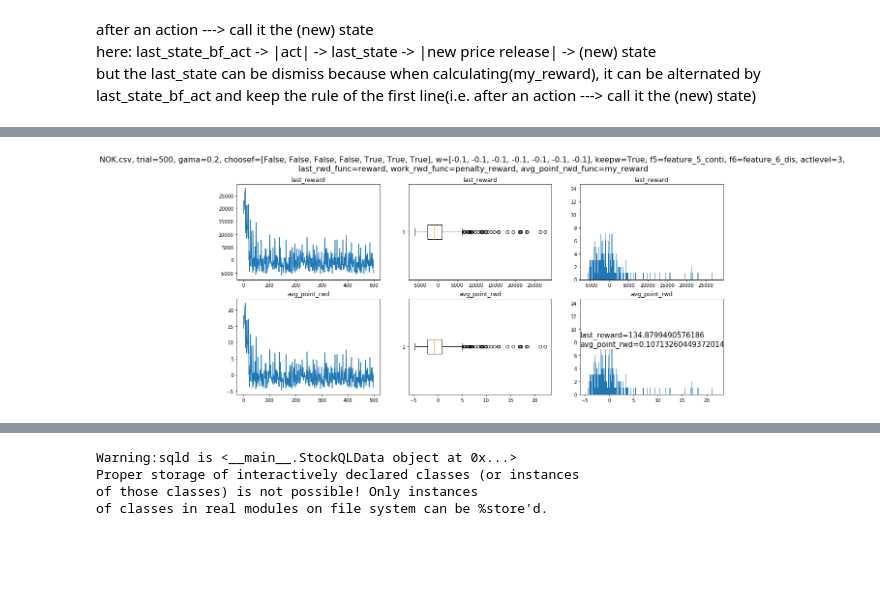
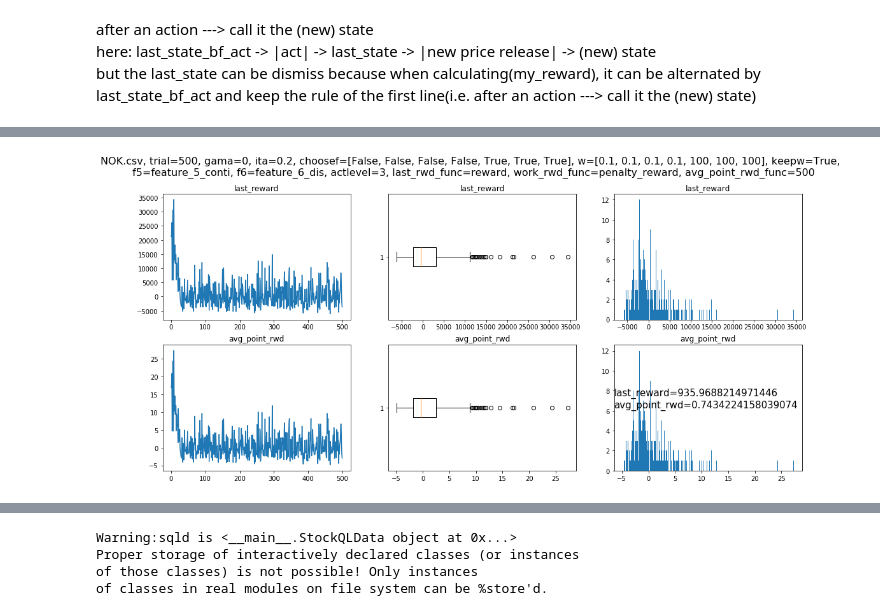
Before and after one commit to da65536/stock-q-learning, a Jupyter notebook: main.ipynb, the cells around one changed output, grey strips where cells are left out. Cells and saved outputs as stored; diff of their text form; code cells hidden in the pictures; blank space fills up the shorter version.

```diff
--- a/main.ipynb
+++ b/main.ipynb
@@ -244,8 +244,8 @@ feature_4.min = 0
 def feature_5_conti(k_today, d_today, k_yestd, d_yestd, action, action_level):
     inter = (k_yestd+d_yestd+k_today+d_today)/4
     sinter = inter/100 # scaled inter
-    if((k_yestd < d_yestd and k_today > d_today and inter > 50) or \
-       (k_yestd > d_yestd and k_today < d_today and inter < 50)):
+    if((k_yestd > d_yestd and k_today < d_today and inter > 50) or \
+       (k_yestd < d_yestd and k_today > d_today and inter < 50)):
         # saction is action/action_level)*0.5 + 0.5 when action <= action_level
         # saction is (((-1)*action + 2*action_level)/action_level)*0.5 when action > action_level
         # saction= buy all:1, buy:1~0.5, hold:0.5, sell:0.5~0, sell all:0
@@ -567,12 +569,12 @@ last_state_bf_act = {'NumStock': 0, 'StockPrice': qclose[0], 'HandCash': init_in
 
 last_act = action_level
 
-init_w = [-0.1, -0.1, -0.1, -0.1, -0.1, -0.1, -0.1]
+init_w = [0.1, 0.1, 0.1, 0.1, 100, 100, 100]
 w = init_w.copy()
 tmp_w = [0, 0, 0, 0, 0, 0, 0]
 ita = 0.2
 epsilon = 0.2
-gama = 0.2
+gama = 0
 
 f3_x_num = 5
 
@@ -583,6 +585,8 @@ f7_x_num = 5
 ratio_num_local = 5
 trial_range = 500
 sqld = StockQLData(action_level, len(qclose), ratio_num_local, trial_range)
+
+scale_f = 0.7 # scale feature values
 
 for trial in range(0, trial_range):
     #print("trial = ", trial)
@@ -635,26 +639,28 @@ for trial in range(0, trial_range):
                                                                   curr_f3_list, curr_f6_list, curr_f7_list,
                                                                   state, w, action_level)[0])
 
+
+
         if(choose_feature[0]):
-            tmp_w[0] = w[0] - ita * (last_Q_pred - target) * \
+            tmp_w[0] = w[0] - ita * (last_Q_pred - target) / \
                               feature_1(last_state_bf_act, last_act, action_level)
         if(choose_feature[1]):
-            tmp_w[1] = w[1] - ita * (last_Q_pred - target) * \
+            tmp_w[1] = w[1] - ita * (last_Q_pred - target) / \
                               feature_2(last_state_bf_act, last_act, action_level)
         if(choose_feature[2]):
-            tmp_w[2] = w[2] - ita * (last_Q_pred - target) * \
+            tmp_w[2] = w[2] - ita * (last_Q_pred - target) / \
                               feature_3(last_f3_list, last_state_bf_act, last_act, action_level)
         if(choose_feature[3]):
-            tmp_w[3] = w[3] - ita * (last_Q_pred - target) * \
+            tmp_w[3] = w[3] - ita * (last_Q_pred - target) / \
                               feature_4(last_f3_list, last_state_bf_act, last_act, action_level)
         if(choose_feature[4]):
-            tmp_w[4] = w[4] - ita * (last_Q_pred - target) * \
+            tmp_w[4] = w[4] - ita * (last_Q_pred - target) / \
                               feature_5(now_k, now_d, last_1_k, last_1_d, last_act, action_level)
         if(choose_feature[5]):
-            tmp_w[5] = w[5] - ita * (last_Q_pred - target) * \
+            tmp_w[5] = w[5] - ita * (last_Q_pred - target) / \
                               feature_6(last_f6_list, last_act, action_level)
         if(choose_feature[6]):
-            tmp_w[6] = w[6] - ita * (last_Q_pred - target) * \
+            tmp_w[6] = w[6] - ita * (last_Q_pred - target) / \
                               feature_7(last_f7_list, last_state_bf_act, last_act, action_level)
 
         for i in range(0, len(w)):
@@ -702,40 +708,42 @@ axarr[1, 2].set_title('avg_point_rwd')
 axarr[1, 2].text(0, 0.5, "last_reward={0}\navg_point_rwd={1}".format(sum(sqld.last_reward) / float(len(sqld.last_reward)), sum(sqld.avg_point_rwd) / float(len(sqld.avg_point_rwd))),
                  fontsize=15, transform=axarr[1,2].transAxes)
 
-plot_title = ("{0}, trial={1}, gama={2}, choosef={3}, w={4}, keepw={5}, f5={6}, f6={7}, actlevel={8},\n " + \
-            "last_rwd_func={9}, work_rwd_func={10}, avg_point_rwd_func={11}").format(resource_data,
+plot_title = ("{0}, trial={1}, gama={2}, ita={3}, choosef={4}, w={5}, keepw={6}, \n f5={7}, f6={8}, actlevel={9}, " + \
+            "last_rwd_func={10}, work_rwd_func={11}, avg_point_rwd_func={1}").format(resource_data,
                                                                                   trial_range,
                                                                                   gama,
+                                                                                  ita,
                                                                                   choose_feature,
                                                                                   init_w,
                                                                                   keep_w,
                                                                                   feature_5.__name__,
                                                                                   feature_6.__name__,
                                                                                   action_level,
                                                                                   last_rwd_func.__name__,
                                                                                   work_rwd_func.__name__,
                                                                                   avg_point_rwd_func.__name__)
 plt.suptitle(plot_title, fontsize=16)
 
 #plot_name = "./plots/{0}, trial={1}, gama={2}, choosef={3}, w={4}, actlevel={5}.png".format(resource_data, trial_range, gama, choose_feature, init_w, action_level)
-plot_name = ("./plots/with_indicators/{0}, tri={1}, ga={2}, {3}{4}, " + \
-            "f5={5}, f6={6}, actle={7}, ({8}, {9}, {10}).png").format(resource_data,
+plot_name = ("./plots/with_indicators/{0}, tri={1}, ga={2}, ita={3}, {4}{5}, " + \
+            "f5={6}, f6={7}, actle={8}, ({9}, {10}, {11}).png").format(resource_data,
                                                                                   trial_range,
                                                                                   gama,
+                                                                                  ita,
                                                                                   choose_feature,
                                                                                   keep_w,
                                                                                   feature_5.__name__,
                                                                                   feature_6.__name__,
                                                                                   action_level,
                                                                                   last_rwd_func.__name__,
                                                                                   work_rwd_func.__name__,
                                                                                   avg_point_rwd_func.__name__)
 plt.savefig(plot_name, dpi=None, facecolor='w', edgecolor='w',
         orientation='portrait', papertype=None, format=None,
         transparent=False, bbox_inches=None, pad_inches=0.1,
         frameon=None)
 # %% [output]
-[figure, old version]
+[figure, new version]
 # %%
 rough_plot(sqld.last_reward, 2)
 # %% [output]
```
Also changed, not shown: parts of 5 cells of this notebook, 18 other files.
